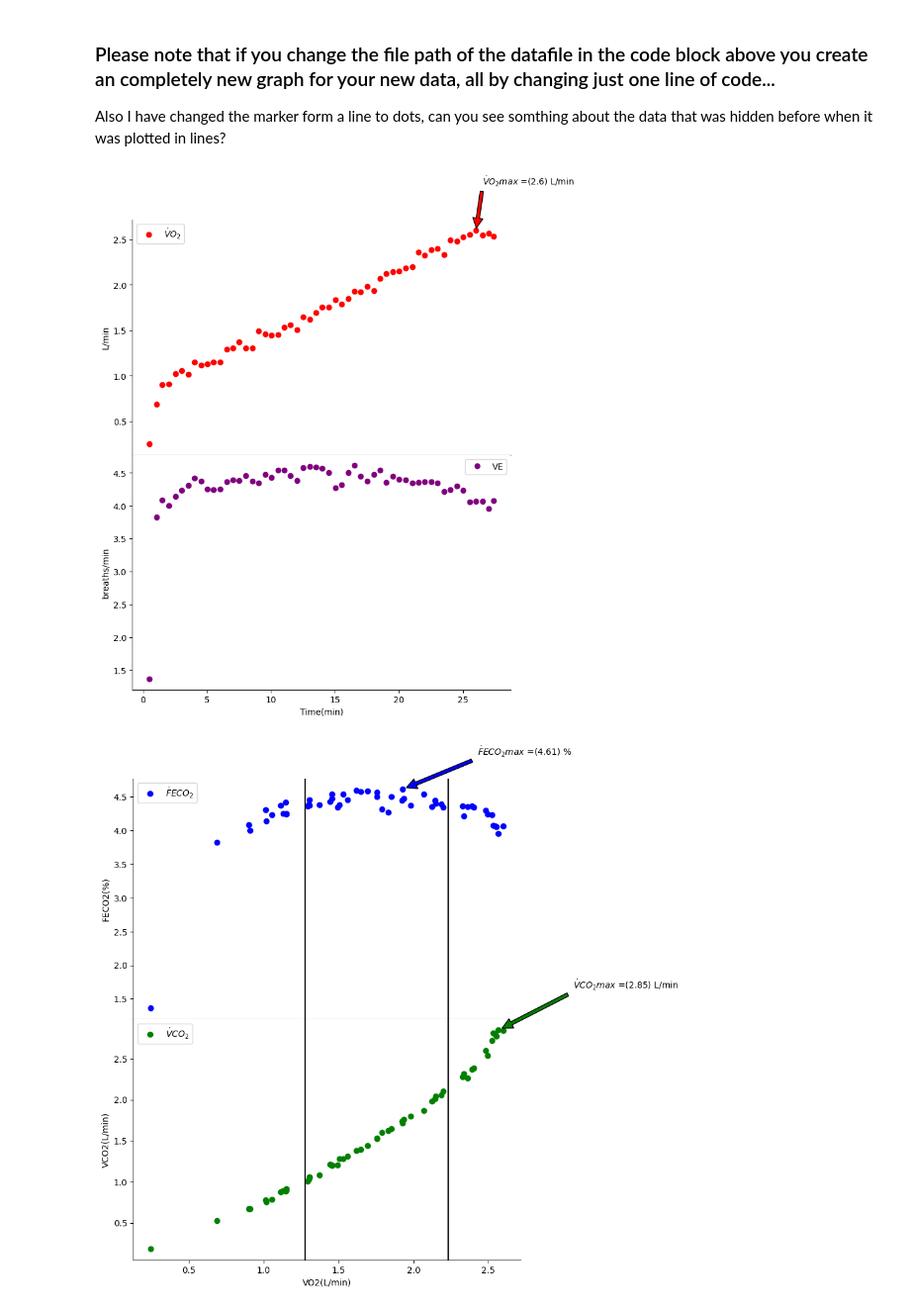
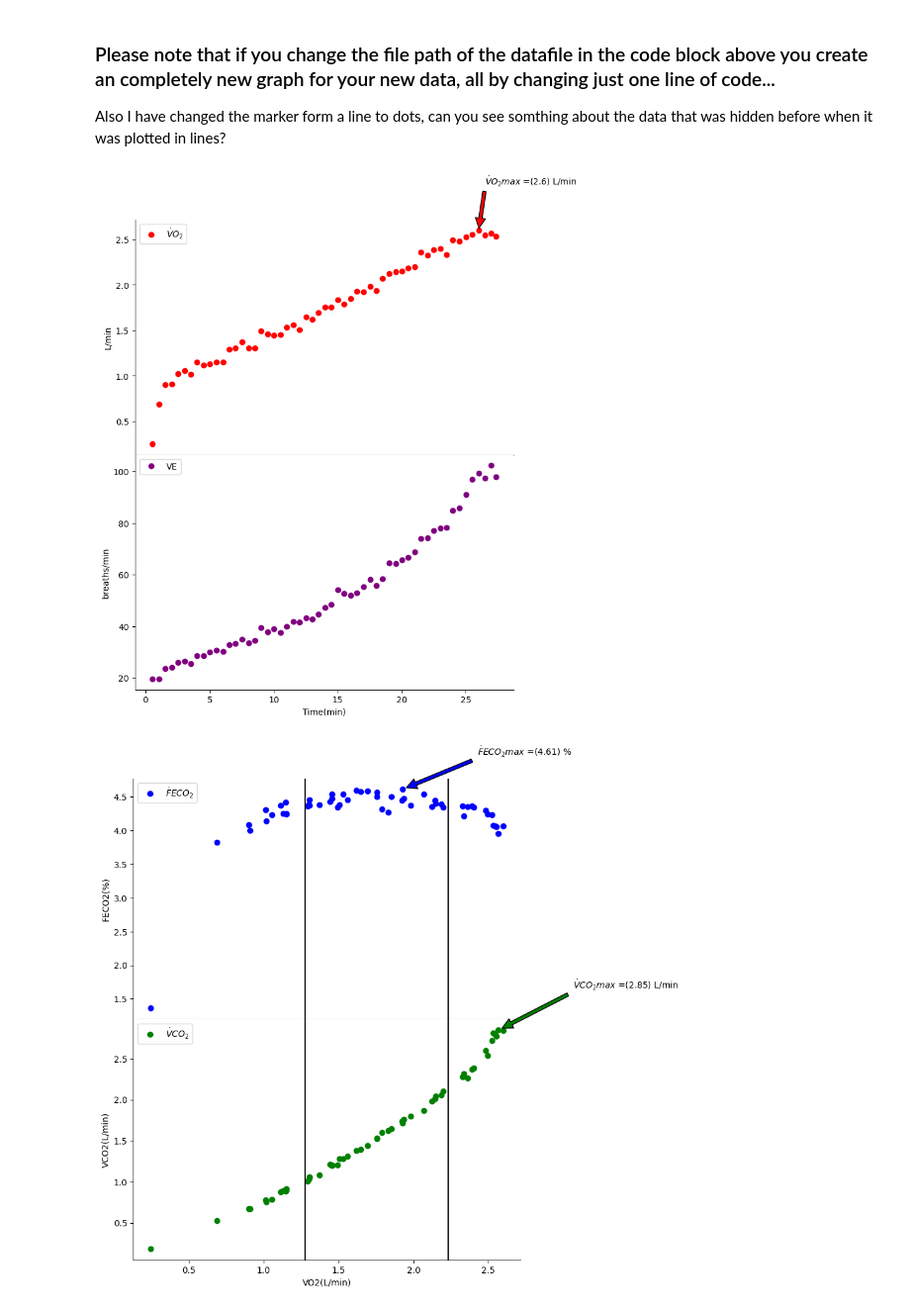
Before and after one commit to Jason-Gov/KNES381, a Jupyter notebook: knes381-demo2.ipynb, the cells around one changed output. Shown at 99% size. Saved outputs shown, nothing was run; the diff lists cells and outputs as text; code cells hidden in the pictures.

```diff
--- a/knes381-demo2.ipynb
+++ b/knes381-demo2.ipynb
@@ -318,7 +318,7 @@ ax[0].set(ylabel=('L/min'))
 ax[0].legend()
 
 
-ax[1].plot(x, y1, 'o', label=('VE'), c='purple')
+ax[1].plot(x, y3, 'o', label=('VE'), c='purple')
 ax[1].spines[['top', 'right']].set_visible(False)
 ax[1].set(ylabel=('breaths/min'))
 ax[1].set(xlabel=('Time(min)'))
@@ -343,32 +343,32 @@ ax1[0].spines[['right', 'top']].set_visible(False)
 ax1[0].set(ylabel=('FECO2(%)'))
 ax1[0].set(xlabel=('VO2(L/min)'))
 ax1[0].legend()
 
 
 
 
 #VO2 Vs VCO2 Graph (Third Graph)
 ax1[1].annotate(r'$\dot VCO_2max$ =({}) L/min'.format(round(ymax2, 2)),
                xy=(xmax2, ymax2), xytext=(xmax2+.5, ymax2+ .5),
                arrowprops=dict(facecolor='green', shrink= 0.05),
                 )
 
 ax1[1].plot(x1, y2, 'o', label=(r'$\dot VCO_2$'), c='g' )
 
 ax1[1].spines[['right', 'top']].set_visible(False)
 ax1[1].set(ylabel=('VCO2(L/min)'))
 ax1[1].set(xlabel=('VO2(L/min)'))
 ax1[1].legend()
 
 ax1[0].axvline(x=1.275,color="k")
 ax1[1].axvline(x=1.275,color="k")
 
 ax1[0].axvline(x=2.233,color="k")
 ax1[1].axvline(x=2.233,color="k")
 
 
 fig.savefig("VO2-VE-4.png", dpi=300, bbox_inches = "tight")
 fig.show()
 # %% [output]
-[figure, old version]
+[figure, new version]
 [figure]
```
